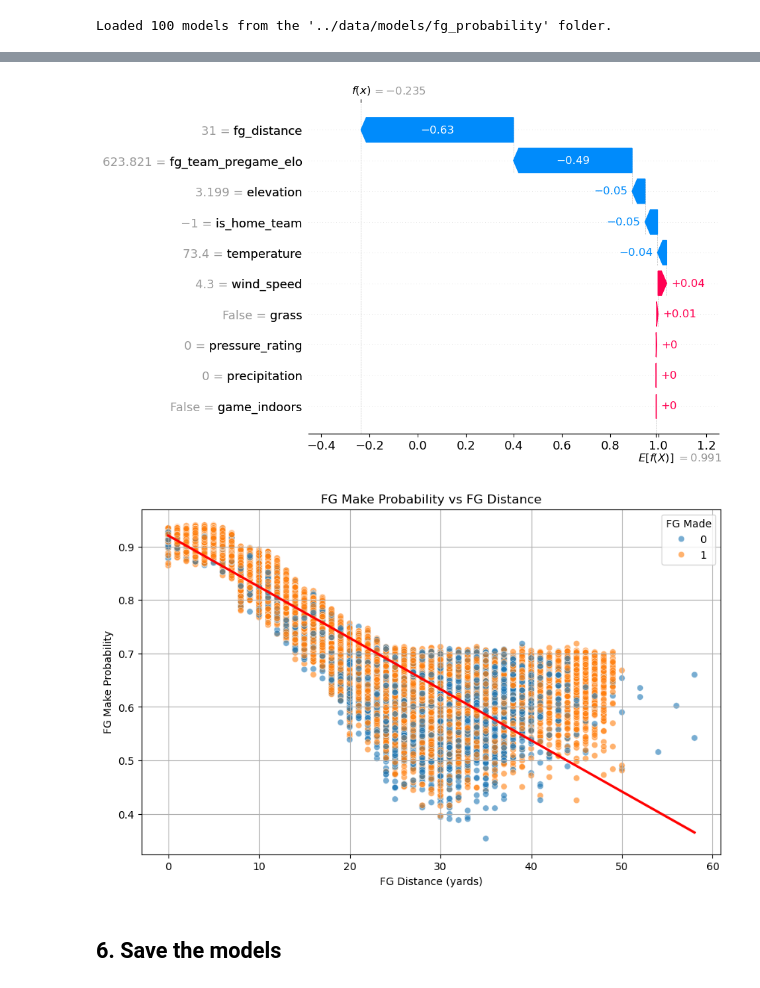
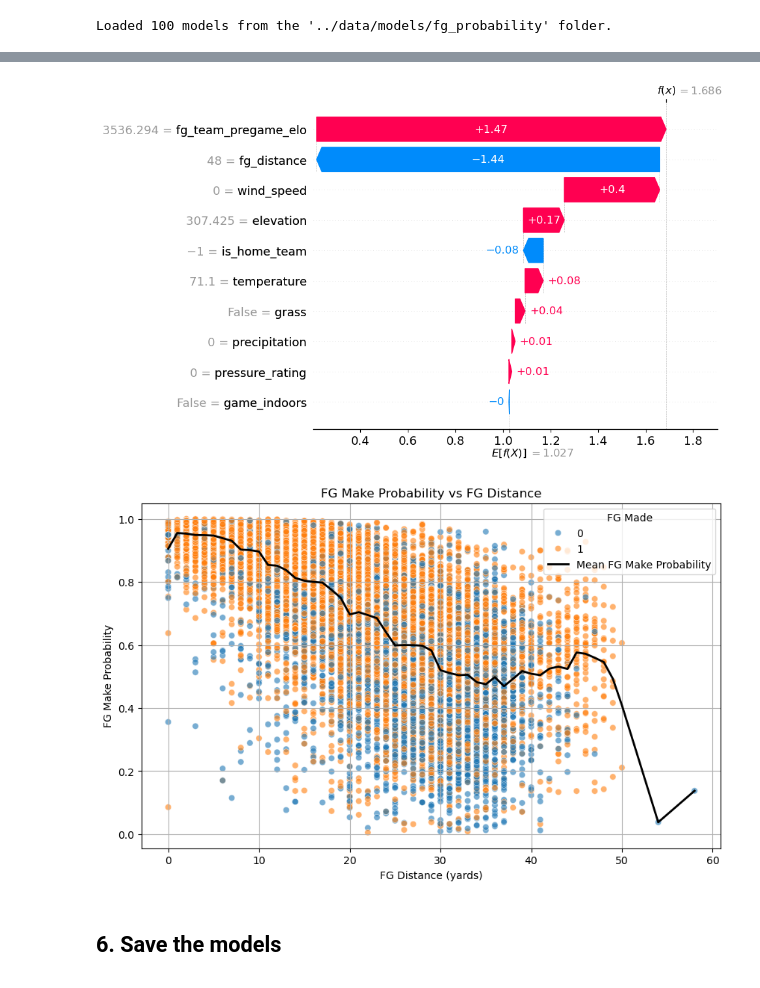
Before and after one commit to lneuendorf/4th-down-models, a Jupyter notebook: notebooks/field_goal.ipynb, the cells around one changed output, grey strips where cells are left out. Drawn from its saved outputs; the diff is of its cells as text; code cells hidden in the pictures.

```diff
--- a/notebooks/field_goal.ipynb
+++ b/notebooks/field_goal.ipynb
@@ -706,7 +687,7 @@ all_shap_values = []
 
 background = data_train.drop(columns=['game_id', 'fg_made'])
 
-for model in tqdm(models, desc='Calculating SHAP values'):
+for model in tqdm(models[:10], desc='Calculating SHAP values'):
     explainer = shap.TreeExplainer(model)
     shap_vals = explainer.shap_values(background)
     all_shap_values.append(shap_vals)
@@ -758,14 +739,15 @@ plot_aggregated_feature_importance(models, importance_type="gain") # gain, weigh
 # %%
 test_x = data_test.drop(columns=['game_id', 'fg_made'])
 test_y = data_test['fg_made'].values.ravel()
-dtest = xgb.DMatrix(test_x)
+dtest = xgb.DMatrix(test_x, label=test_y)
+
 
 loglosses = []
 
 for model in models:
     preds = model.predict(dtest)
-    loss = log_loss(test_y, preds)
-    loglosses.append(loss)
+    logloss = log_loss(test_y, preds)
+    loglosses.append(logloss)
 
 avg_logloss = np.mean(loglosses)
 print(f"Average Test Log Loss over {len(models)} models: {avg_logloss:.5f}")
@@ -888,16 +869,0 @@ plot_calibration(df, proba_col='fg_proba_50', actual_col='fg_made', bins=20)
-# %%
-# shift the probabilites to fit the calibraion curve (use optimizaiton for best shift)
-def optimize_shift(df, proba_col, actual_col):
-    def objective(shift):
-        shifted_proba = df[proba_col] + shift
-        shifted_proba = np.clip(shifted_proba, 0, 1)
-        return np.mean((df[actual_col] - shifted_proba) ** 2)
-
-    result = minimize_scalar(objective, bounds=(-0.5, 0.5), method='bounded')
-    return result.x
-from scipy.optimize import minimize_scalar
-shift = optimize_shift(df, proba_col='fg_proba_50', actual_col='fg_made')
-print(f"Optimal shift: {shift:.4f}")
-df['fg_proba_50_shifted'] = df['fg_proba_50'] + shift
-df['fg_proba_50_shifted'] = np.clip(df['fg_proba_50_shifted'], 0, 1)
-plot_calibration(df, proba_col='fg_proba_50_shifted', actual_col='fg_made', bins=20)
@@ -927,5 +894,5 @@ df[data.columns.tolist() + ['fg_proba_5','fg_proba_50_shifted','fg_proba_95']].s
 # %%
-idx = 26382
+idx = 1104
 
 model = models[0]
 
@@ -941,21 +908,22 @@ shap_values_explained = shap.Explanation(values=shap_values,
 shap.plots.waterfall(shap_values_explained[0])
 plt.show()
 # %% [output]
-[figure, old version]
+[figure, new version]
 # %%
 # plot fg_proba_50 vs fg_distance
 plt.figure(figsize=(10, 6))
-sns.scatterplot(data=df, x='fg_distance', y='fg_proba_50_shifted', hue='fg_made', alpha=0.6)
-# plot best fit line
-sns.regplot(data=df, x='fg_distance', y='fg_proba_50_shifted', scatter=False, color='red', line_kws={'label': 'Best Fit Line'})
+sns.scatterplot(data=df, x='fg_distance', y='fg_proba_50', hue='fg_made', alpha=0.6)
+# plot the mean fg_proba_50 for each fg_distance
+mean_fg_proba = df.groupby('fg_distance')['fg_proba_50'].mean().reset_index()
+plt.plot(mean_fg_proba['fg_distance'], mean_fg_proba['fg_proba_50'], color='black', linewidth=2, label='Mean FG Make Probability')
 plt.title('FG Make Probability vs FG Distance')
 plt.xlabel('FG Distance (yards)')
 plt.ylabel('FG Make Probability')
 plt.grid()
 plt.legend(title='FG Made', loc='upper right')
 plt.show()
 # %% [output]
-[figure, old version]
+[figure, new version]
 # %% [markdown]
 ## 6. Save the models
 # %%
```
Also changed, not shown: parts of 34 cells of this notebook.
